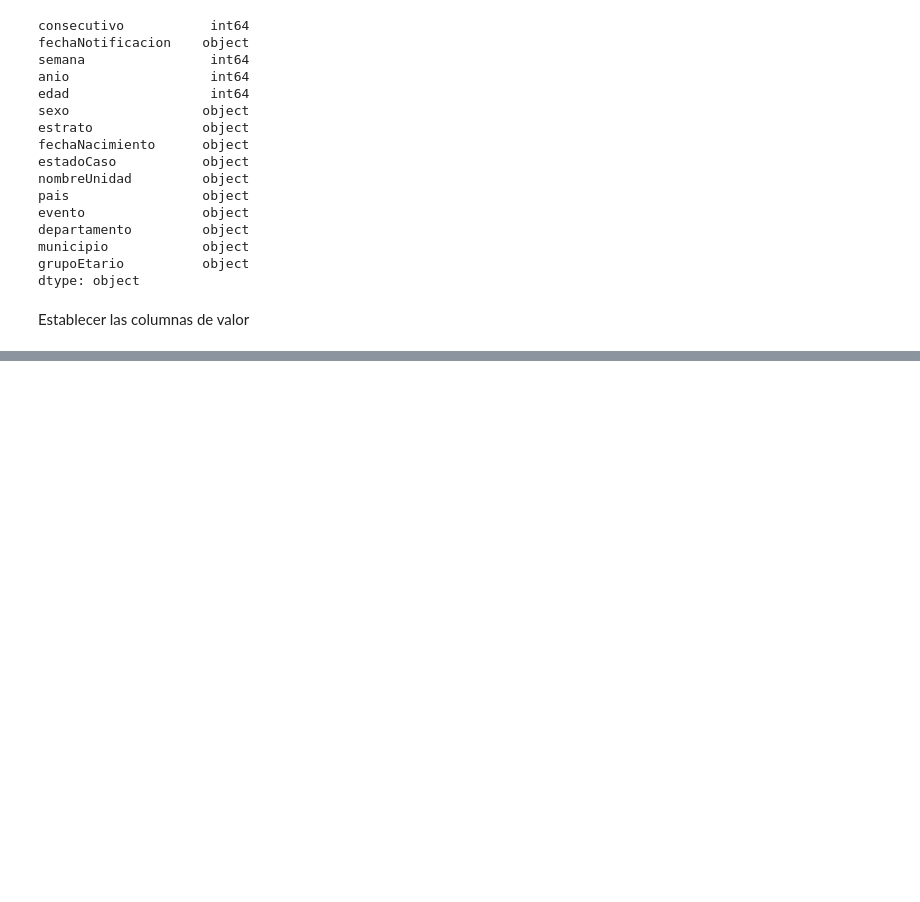
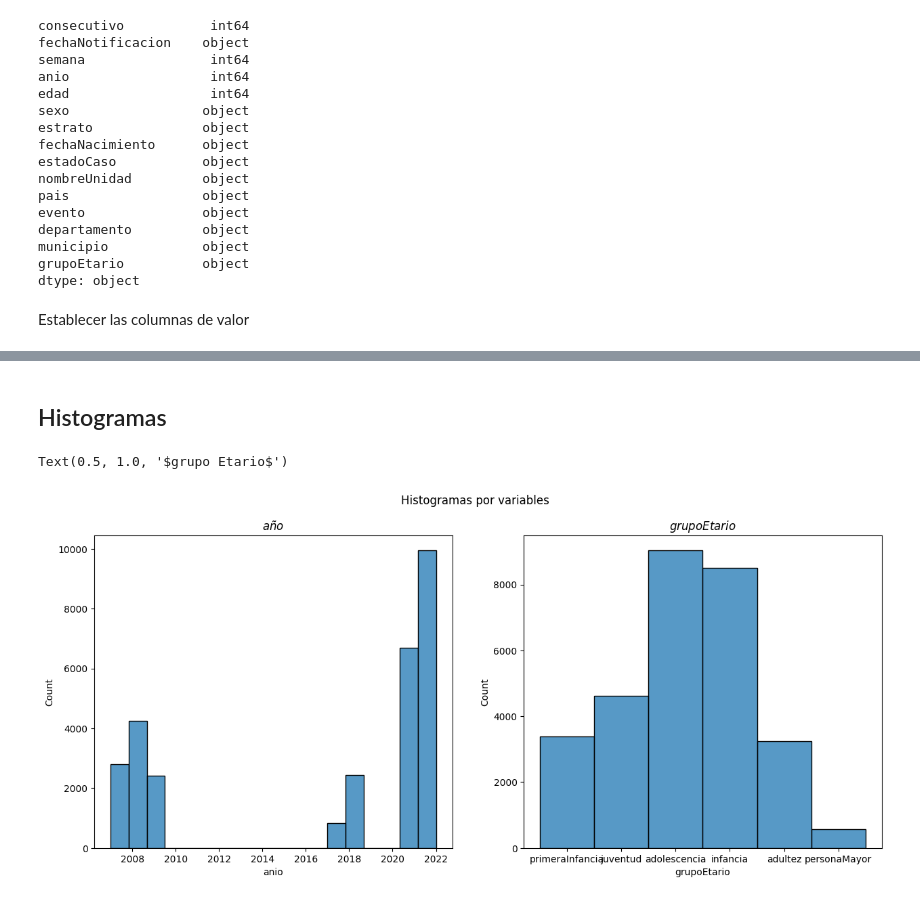
Before and after one commit to MarcoSuarezECCI/SeminarioBigData, a Jupyter notebook: AI_Prediccion.ipynb, the cells around one changed output, grey strips where cells are left out. Saved outputs shown, nothing was run; the diff lists cells and outputs as text; code cells hidden in the pictures; blank space fills up the shorter version.

```diff
--- a/AI_Prediccion.ipynb
+++ b/AI_Prediccion.ipynb
@@ -69,0 +80,15 @@ datacc.head()
+# %% [markdown]
+## Histogramas
+# %%
+#fig, (ax1, ax2, ax3) = plt.subplots(1, 3, figsize=(15,6))
+fig, (ax1, ax2) = plt.subplots(1, 2, figsize=(15,6))
+fig.suptitle('Histogramas por variables')
+sns.histplot(datacc['anio'], ax=ax1)
+ax1.set_title('$año$')
+sns.histplot(datacc['grupoEtario'], ax=ax2)
+ax2.set_title('$grupo Etario$')
+#sns.histplot(datacc['anio','semana'], ax=ax3)
+#ax3.set_title('$semana$')
+# %% [output]
+Text(0.5, 1.0, '$grupo Etario$')
+[figure, added]
```
Also changed, not shown: parts of 6 cells of this notebook.
